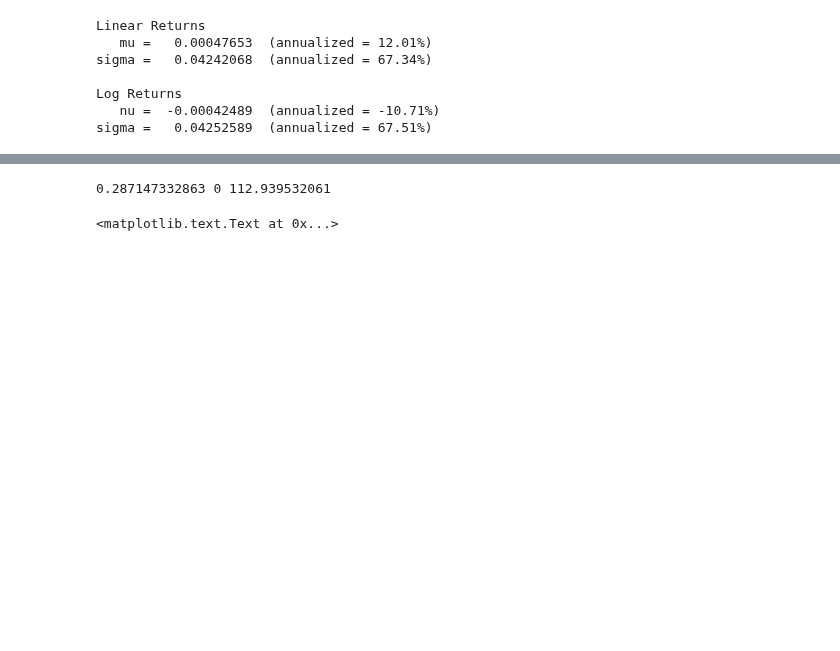
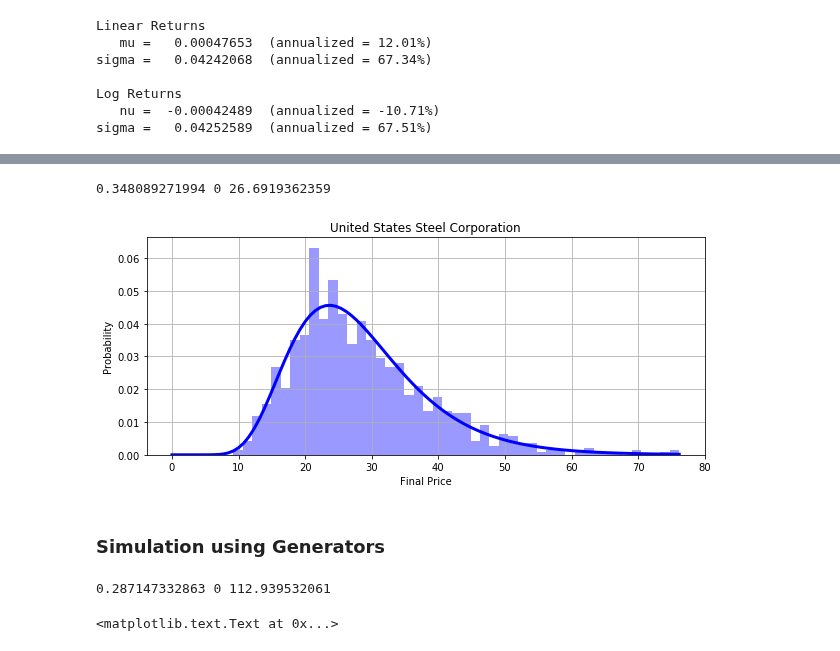
Before and after one commit to jckantor/CBE40455, a Jupyter notebook: notebooks/Geometric Brownian Motion.ipynb, the cells around one changed output, grey strips where cells are left out. Drawn from its saved outputs; the diff is of its cells as text; code cells hidden in the pictures; blank space fills up the shorter version.

```diff
--- a/notebooks/Geometric Brownian Motion.ipynb
+++ b/notebooks/Geometric Brownian Motion.ipynb
@@ -308,3 +308,24 @@ plt.grid()
+# %%
+from scipy.stats import lognorm
+
+plt.figure(figsize=(10,4))
+nbins = min(100,int(1.5*np.sqrt(N)))
+plt.hist(Slog,bins=nbins,normed=1,alpha=0.4,color='b');
+
+shape,loc,scale = lognorm.fit(Slog,floc=0)
+print(shape,loc,scale)
+x=np.linspace(0,max(Slog),100)
+pdf_fitted = lognorm.pdf(x, shape, loc=loc, scale=scale) # fitted distribution
+plt.plot(x,pdf_fitted,'b-',lw=3)
+plt.xlabel('Final Price')
+plt.ylabel('Probability');
+plt.title(get_symbol(symbol))
+plt.grid()
+# %% [output]
+0.348089271994 0 26.6919362359
+[figure, added]
+# %% [markdown]
+### Simulation using Generators
 # %%
 from scipy.stats import norm,lognorm
 
```
Also changed, not shown: parts of 4 cells of this notebook.
